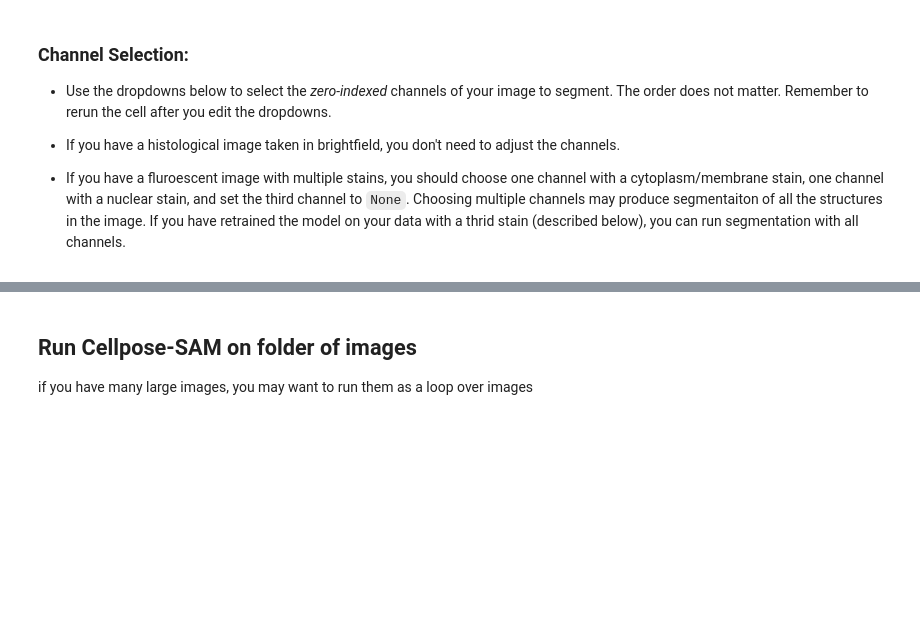
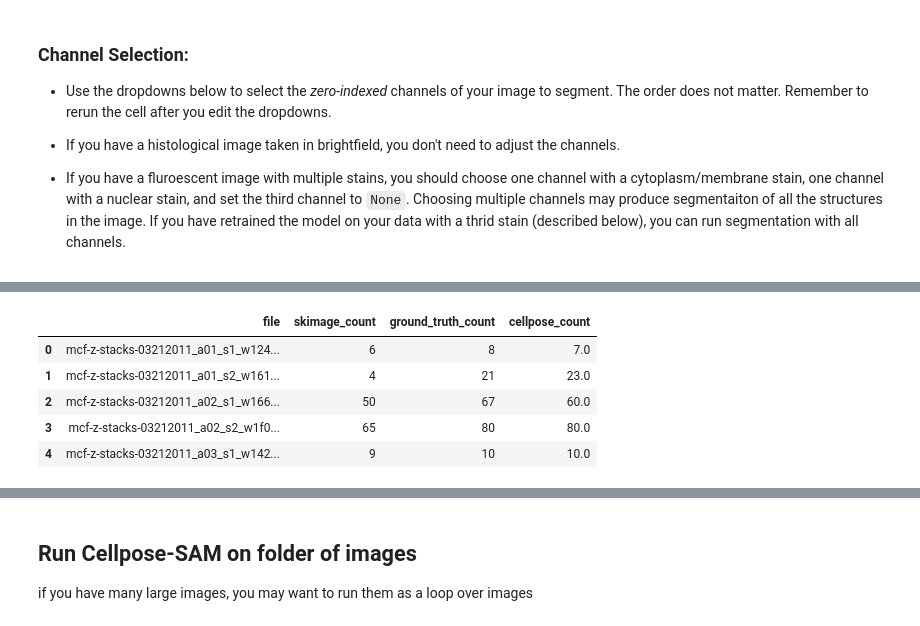
Before and after one commit to UCL-Biosciences/UCL-Biosciences-Image-Analysis, a Jupyter notebook: analysis_2d/notebooks/cellpose-segment-touching-nuclei.ipynb, the cells around one changed output, grey strips where cells are left out. Cells and saved outputs as stored; diff of their text form; code cells hidden in the pictures; blank space fills up the shorter version.

```diff
--- a/analysis_2d/notebooks/cellpose-segment-touching-nuclei.ipynb
+++ b/analysis_2d/notebooks/cellpose-segment-touching-nuclei.ipynb
@@ -153,0 +182,33 @@ plt.show()
+# %%
+## looks promising
+# now run on all images and store results in df
+results = []
+
+for i in trange(len(files)):
+    print(f'Processing image {i+1}/{len(files)}: {files[i].name}')
+    img = io.imread(files[i])
+
+    # Downscale by 0.5 in each dimension (adjust factor as needed)
+    img = rescale(img, downscale_factor, anti_aliasing=True, preserve_range=True)
+
+    img_selected_channels = np.zeros_like(img)
+    img_selected_channels = img   # now shape (Y, X, 1) as only one channel
+
+    masks, flows, styles = model.eval(img_selected_channels,
+                                    #    batch_size=32, # gpu only
+                                       flow_threshold=flow_threshold, cellprob_threshold=cellprob_threshold,
+                                        normalize={"tile_norm_blocksize": tile_norm_blocksize},
+                                        diameter = diameter)
+
+    # save masks
+    io.imsave(out_dir / f"{files[i].stem}_downscaleFactor{downscale_factor}_masks.tif", masks.astype(np.uint16))
+
+    n_cells = np.max(masks)
+    results.append({
+        "filename": files[i].name,
+        "n_cells": n_cells
+    })
+
+import pandas as pd
+results_df = pd.DataFrame(results)
+print(results_df)
@@ -153,0 +229,18 @@ plt.show()
+# %%
+### merge with previous counts
+results_df.rename(columns={"n_cells": "cellpose_count",
+                           'filename' : 'file'}, inplace=True)
+
+previous_counts_file = REPO_DIR / "output" / "BBBC006_nuclei_counts_comparison.csv"
+previous_counts_df = pd.read_csv(previous_counts_file)
+
+merged_df = previous_counts_df.merge(results_df, on='file', how='left')
+
+merged_df.head()
+# %% [output]
+|  | file | skimage_count | ground_truth_count | cellpose_count |
+| 0 | mcf-z-stacks-03212011_a01_s1_w124... | 6 | 8 | 7.0 |
+| 1 | mcf-z-stacks-03212011_a01_s2_w161... | 4 | 21 | 23.0 |
+| 2 | mcf-z-stacks-03212011_a02_s1_w166... | 50 | 67 | 60.0 |
+| 3 | mcf-z-stacks-03212011_a02_s2_w1f0... | 65 | 80 | 80.0 |
+| 4 | mcf-z-stacks-03212011_a03_s1_w142... | 9 | 10 | 10.0 |
```
Also changed, not shown: parts of 18 cells of this notebook, 1 other file.
